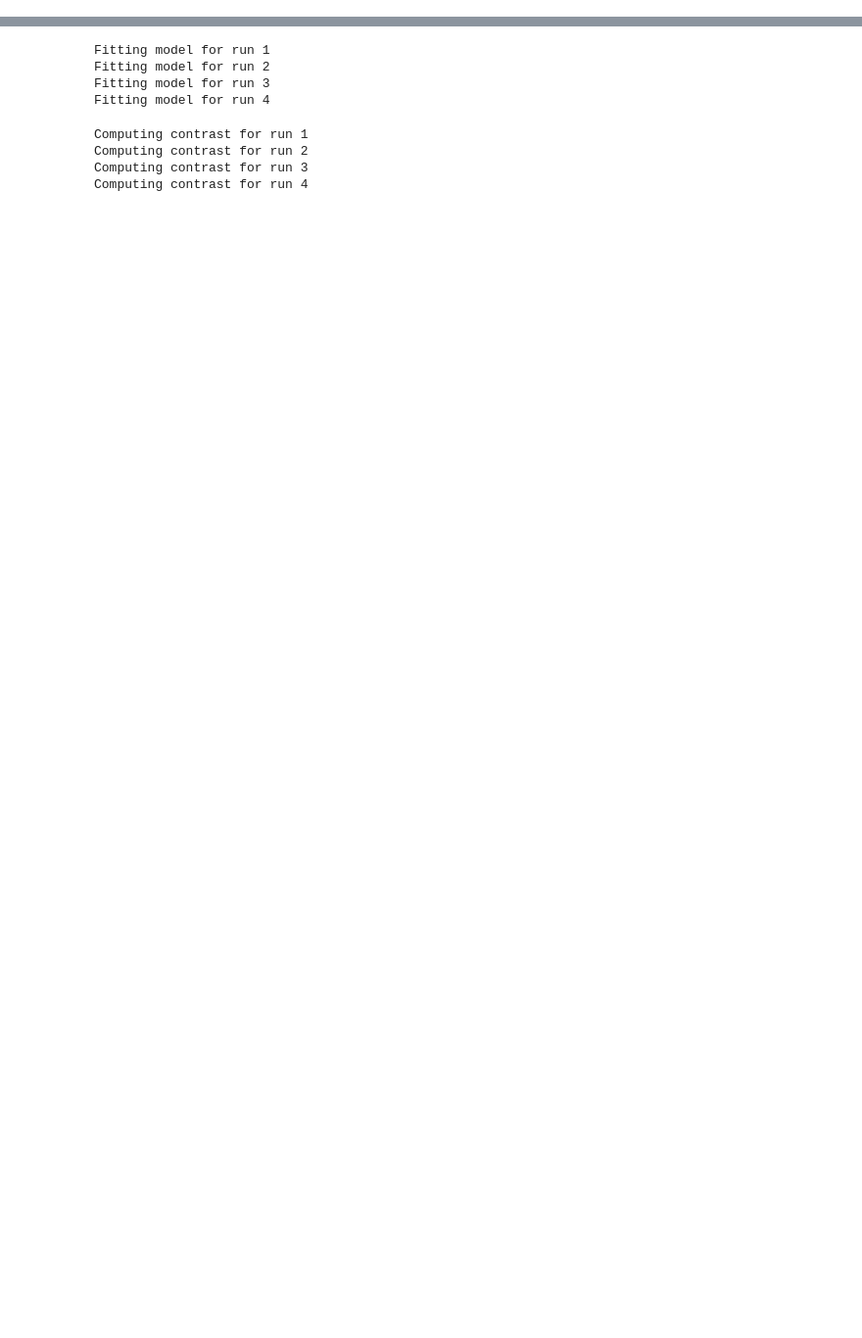
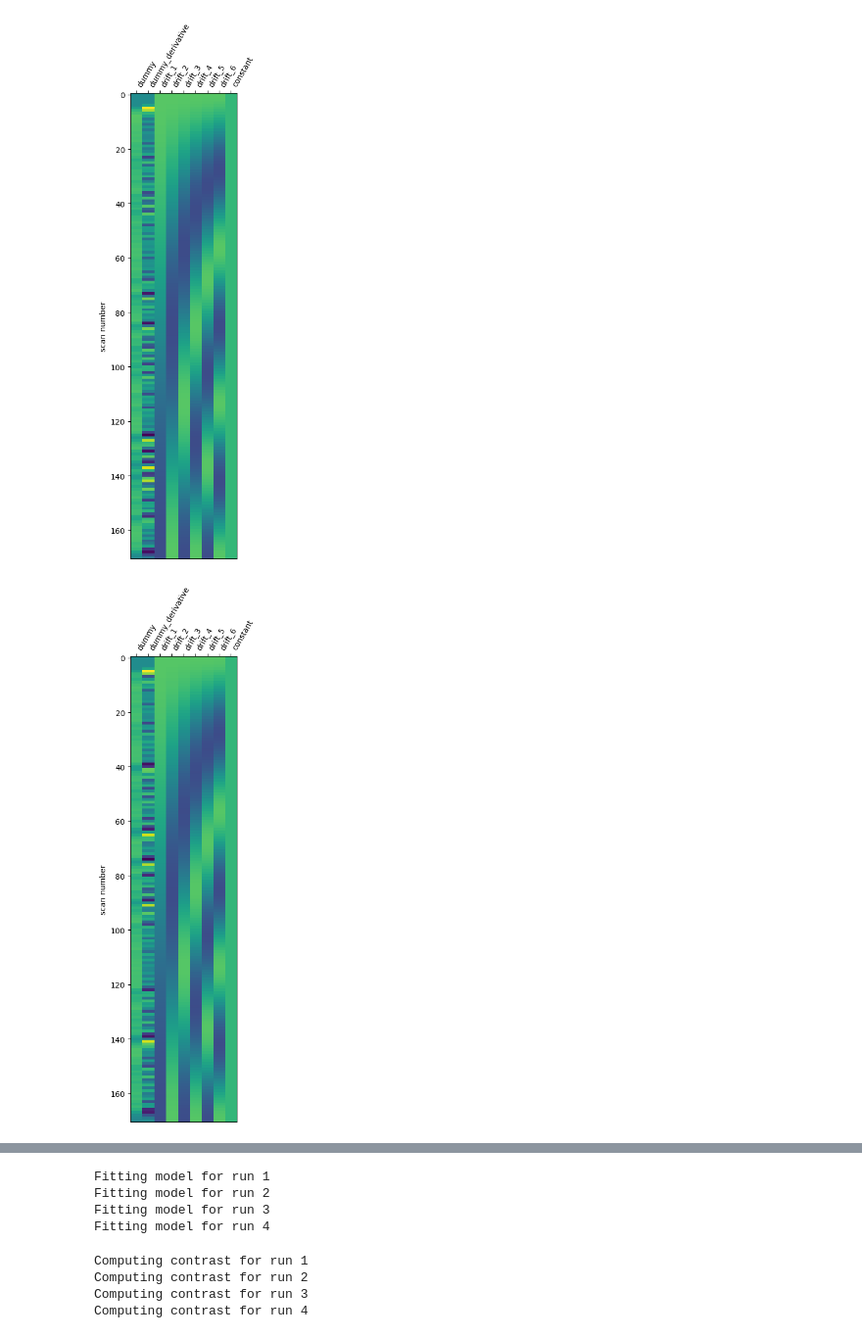
Before and after one commit to jancayan/Single-Subject-Working-Memory-Analysis, a Jupyter notebook: Nov6_notebooks/sahana_vis.ipynb, the cells around one changed output, grey strips where cells are left out. Shown at 98% size. Cells and saved outputs as stored; diff of their text form; code cells hidden in the pictures; blank space fills up the shorter version.

Commit message:
added plots

```diff
--- a/Nov6_notebooks/sahana_vis.ipynb
+++ b/Nov6_notebooks/sahana_vis.ipynb
@@ -20,30 +20,34 @@ with warnings.catch_warnings():
         concat_imgs(os.path.join('func', f'run0{run}', '*.nii'), auto_resample=True) for run in np.arange(4) + 1
     ]
 affine, shape = four_runs[0].affine, four_runs[0].shape
 
 four_runs[1] = resample_img(
     four_runs[1], affine, shape[:3],force_resample=True
 )
 total_scan_time = 330
 tr = 2.0
 n_scans = 171
 frame_times = np.arange(n_scans) * tr
 hrf_model = "spm + derivative"
 high_pass = 0.01
 tr = 2.0
 design_matrices = []
 for run in np.arange(4) + 1:
 
     pattern = os.path.join('func', f'run0{run}', '*.nii')
     nii_files = glob.glob(pattern)
     n_scans = image.load_img(nii_files).shape[-1] #number of scans per acquisition
     frame_times = np.arange(n_scans) * tr  # here are the corresponding frame times
     tsv_file = pd.read_csv(f'func/run0{run}/events.tsv', sep='\t')
     events = tsv_file[['onset', 'duration']]
     design_mat = make_first_level_design_matrix(
         frame_times,
         events,
         hrf_model=hrf_model,
         high_pass=high_pass
     )
     design_matrices.append(design_mat)
+    plot_design_matrix(design_mat)
+# %% [output]
+[figure, added]
+[figure, added]
```
Also changed, not shown: parts of 5 cells of this notebook.
